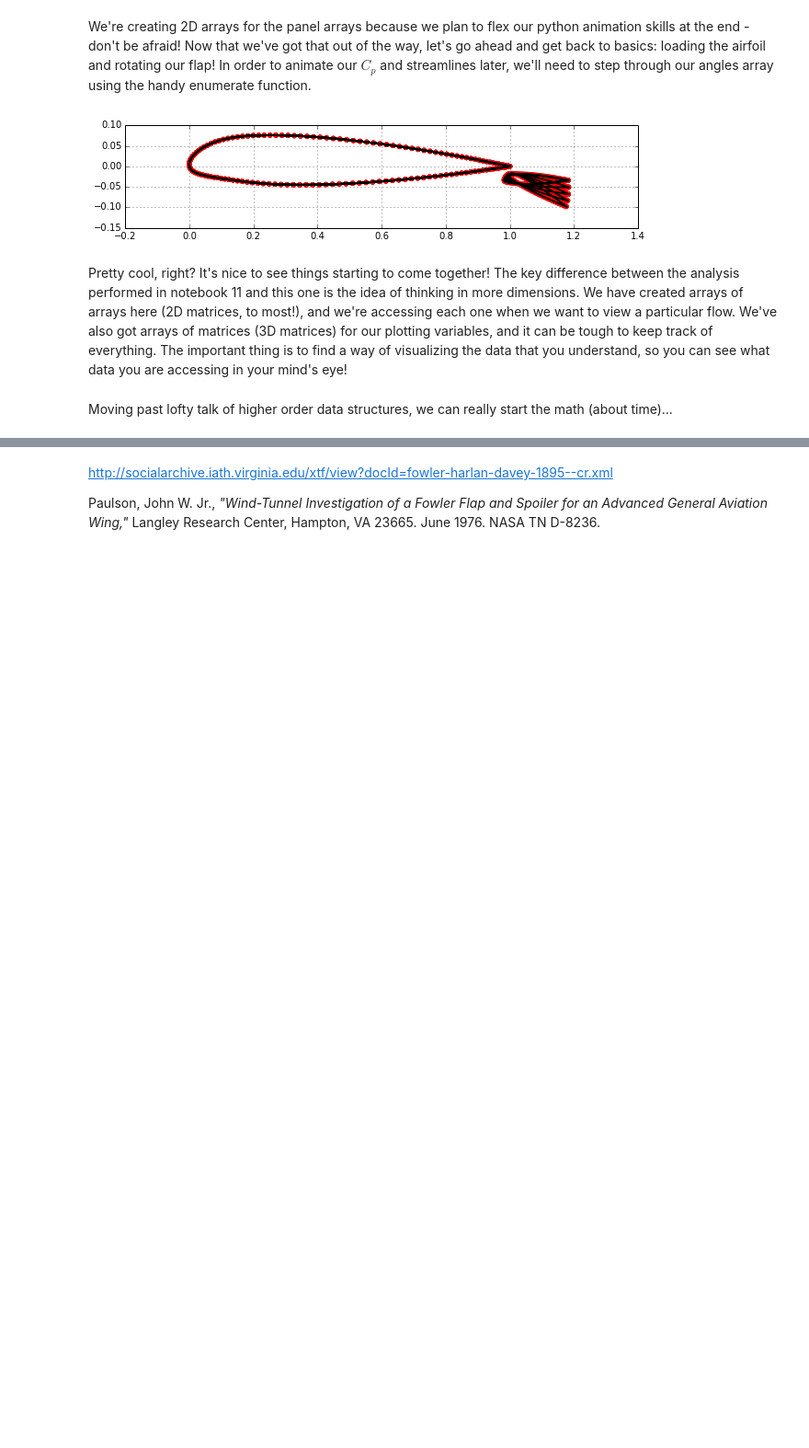
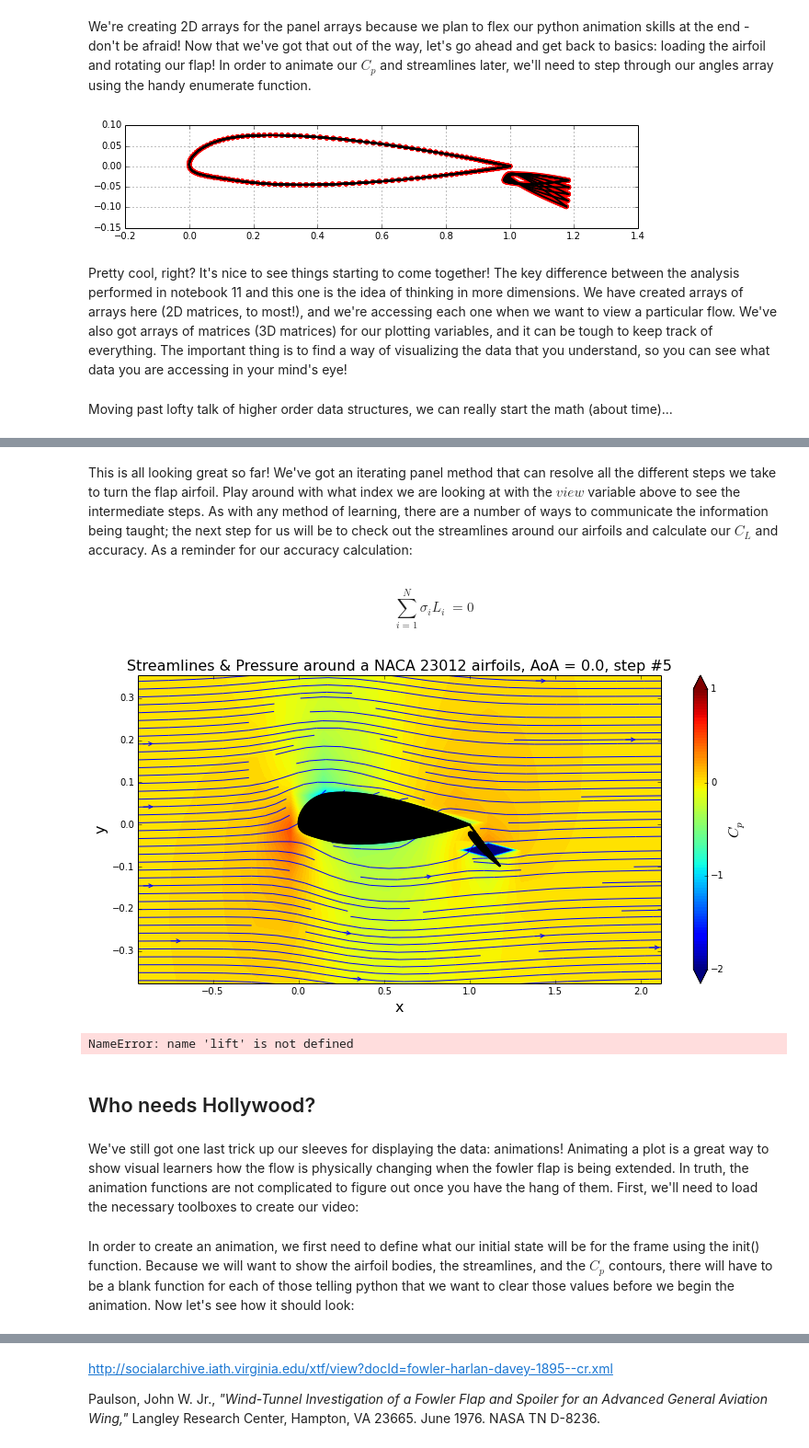
Before and after one commit to cparvini/AeroHydroWork, a Jupyter notebook: Project/FowlerFlap.ipynb, the cells around one changed output, grey strips where cells are left out. Shown at 92% size. Saved outputs shown, nothing was run; the diff lists cells and outputs as text; code cells hidden in the pictures; blank space fills up the shorter version.

```diff
--- a/Project/FowlerFlap.ipynb
+++ b/Project/FowlerFlap.ipynb
@@ -514,0 +547,49 @@ pyplot.title('Number of panels for main airfoil: %d' % N)
+# %% [markdown]
+This is all looking great so far! We've got an iterating panel method that can resolve all the different steps we take to turn the flap airfoil. Play around with what index we are looking at with the $view$ variable above to see the intermediate steps. As with any method of learning, there are a number of ways to communicate the information being taught; the next step for us will be to check out the streamlines around our airfoils and calculate our $C_{L}$ and accuracy. As a reminder for our accuracy calculation:
+# %% [markdown]
+$$\sum_{i=1}^{N} \sigma_{i} L_{i} ~= 0 $$
+# %%
+val_x, val_y = 0.8, 1.6
+x_min, x_max = numpy.min( [panel.xa for panel in panels[view,:]] ), numpy.max( [panel.xa for panel in panels[view,:]] )
+y_min, y_max = numpy.min( [panel.ya for panel in panels[view,:]] ), numpy.max( [panel.ya for panel in panels[view,:]] )
+x_start, x_end = x_min-val_x*(x_max-x_min), x_max+val_x*(x_max-x_min)
+y_start, y_end = y_min-val_y*(y_max-y_min), y_max+val_y*(y_max-y_min)
+
+fig = pyplot.figure(figsize=(12.75, 6))
+pyplot.xlabel('x', fontsize=16)
+pyplot.ylabel('y', fontsize=16)
+pyplot.streamplot(X, Y, u[view,:,:], v[view,:,:], density=2, linewidth=1, arrowsize=1, arrowstyle='->')
+pyplot.fill([panel.xc for panel in panels[view]],
+         [panel.yc for panel in panels[view]],
+         color='k', linestyle='solid', linewidth=2, zorder=2)
+pyplot.fill([panel.xc for panel in panels[view]],
+         [panel.yc for panel in panels[view]],
+         color='k', linestyle='solid', linewidth=2, zorder=2)
+pyplot.xlim(x_start, x_end)
+pyplot.ylim(y_start, y_end)
+pyplot.title('Streamlines & Pressure around a NACA 23012 airfoils, AoA = %.1f, step #%d' % (alpha, len(panel_main)), fontsize=16)
+contf = pyplot.contourf(X, Y, cp[view,:,:], levels=numpy.linspace(-2.0, 1.0, 100), extend='both')
+cbar = pyplot.colorbar(contf)
+cbar.set_label('$C_p$', fontsize=16)
+cbar.set_ticks([-2.0, -1.0, 0.0, 1.0]);
+# %% [output]
+[figure, added]
+# %%
+for i in xrange(steps):
+    accuracy[i] = sum([panel.sigma*panel.length for panel in panel_main[i]])
+    accuracy[i] += sum([panel.sigma*panel.length for panel in panel_flap[i]])
+
+    for panel in panels[i,:]:
+        lift[i] -= panel.cp * panel.length * math.sin(panel.beta)
+        drag[i] += panel.cp * panel.length * math.cos(panel.beta)
+
+    cl[i] = lift[i] / l_total
+
+print 'Sum of source/sink strengths:', accuracy[view]
+print(r'Lift coefficient: C_l = %.3f' %(cl[view]))
+# %% [output]
+NameError: name 'lift' is not defined
+# %% [markdown]
+## Who needs Hollywood?
+# %% [markdown]
+We've still got one last trick up our sleeves for displaying the data: animations! Animating a plot is a great way to show visual learners how the flow is physically changing when the fowler flap is being extended. In truth, the animation functions are not complicated to figure out once you have the hang of them. First, we'll need to load the necessary toolboxes to create our video:
@@ -514,0 +599,2 @@ pyplot.title('Number of panels for main airfoil: %d' % N)
+# %% [markdown]
+In order to create an animation, we first need to define what our initial state will be for the frame using the init() function. Because we will want to show the airfoil bodies, the streamlines, and the $C_{p}$ contours, there will have to be a blank function for each of those telling python that we want to clear those values before we begin the animation. Now let's see how it should look:
```
Also changed, not shown: parts of 26 cells of this notebook, 1 other file.
